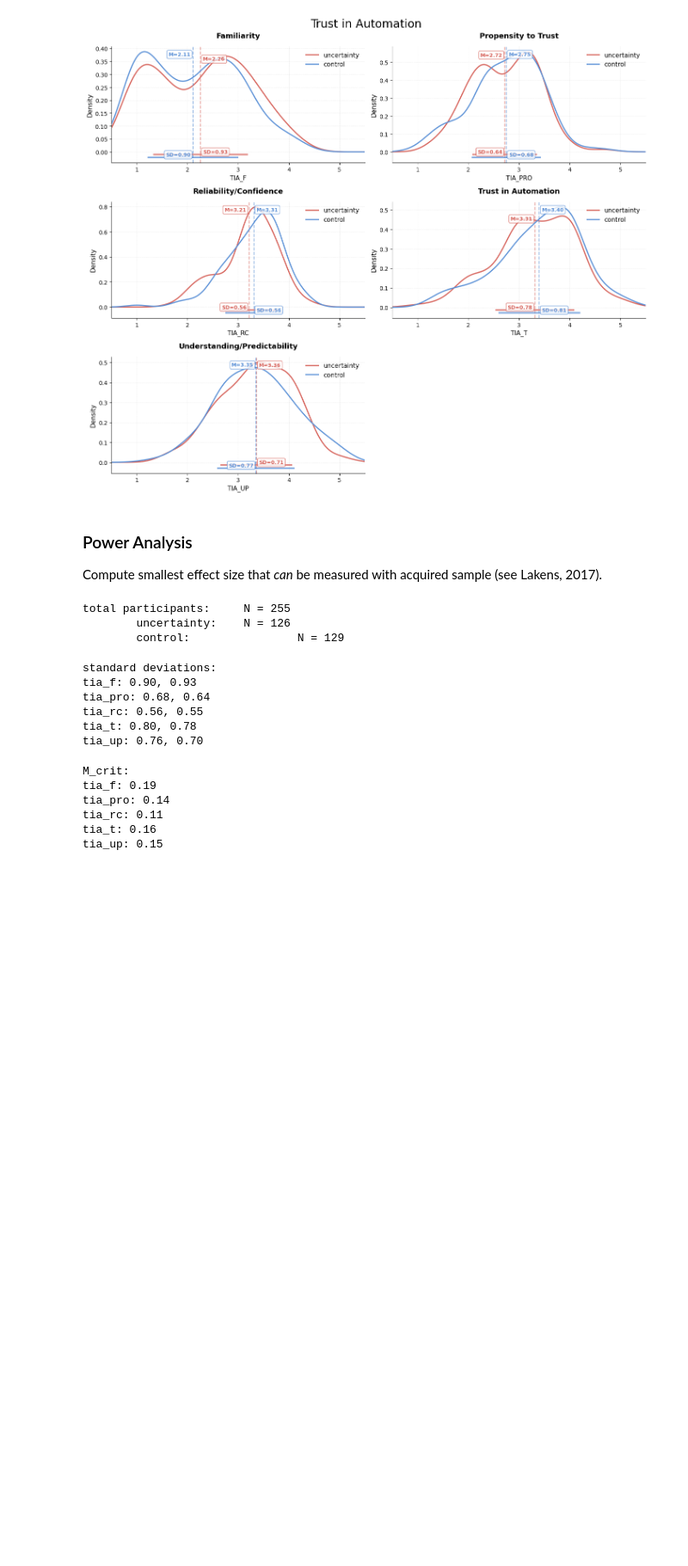
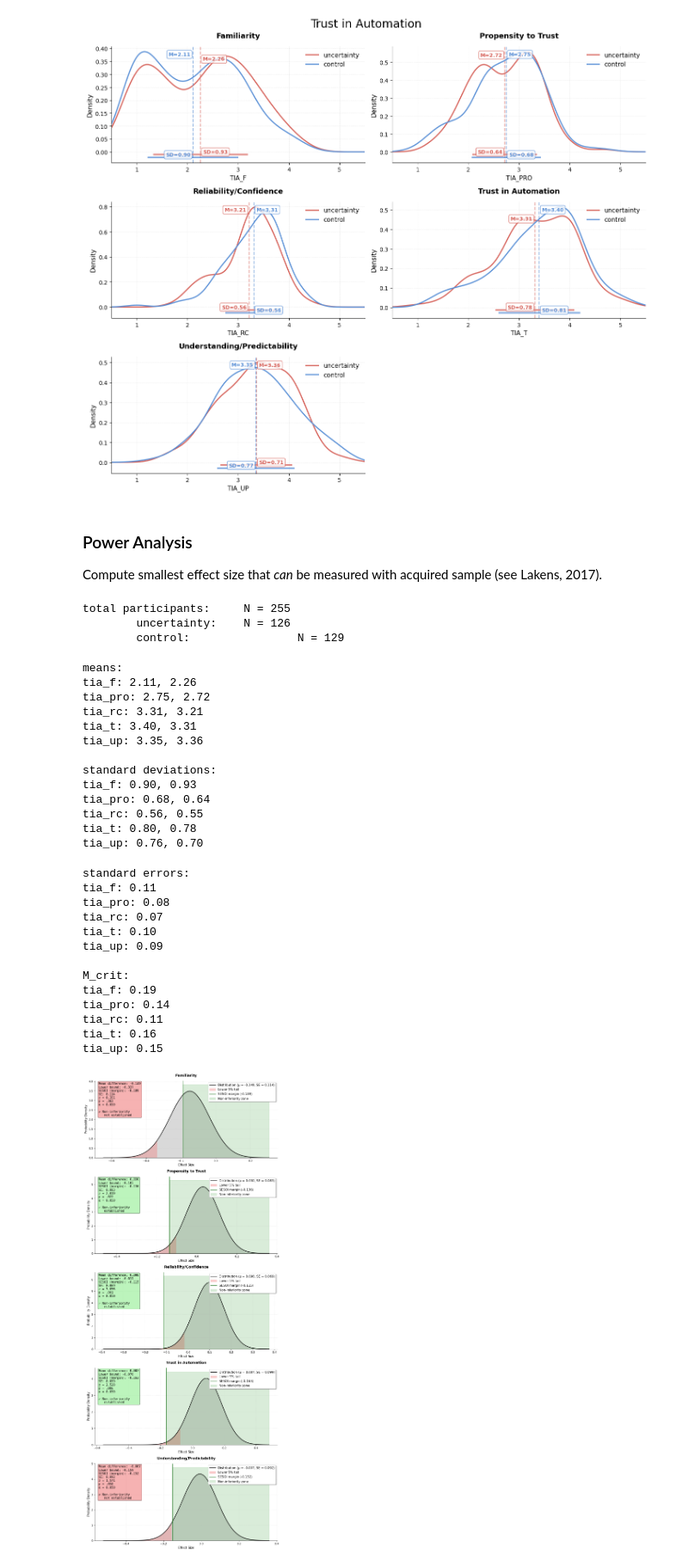
Before and after one commit to TimWiesner99/thesis-analysis, a Jupyter notebook: analysis/main_effects.ipynb, the cells around one changed output. Shown at 86% size. Saved outputs shown, nothing was run; the diff lists cells and outputs as text; code cells hidden in the pictures; blank space fills up the shorter version.

Commit message:
added visualizations for non-inferiority tests; still needs to be improved, though

```diff
--- a/analysis/main_effects.ipynb
+++ b/analysis/main_effects.ipynb
@@ -66,15 +68,28 @@ total participants:     N = 255
         control:                N = 129
 # %%
 # mean and standard deviation per scale
+means = {}
 stds = {}
 
 for scale in tia_scales:
+    means[scale] = [0, 0]
+    means[scale][0] = np.mean(data[scale][data['stimulus_group'] == 0])
+    means[scale][1] = np.mean(data[scale][data['stimulus_group'] == 1])
+
     stds[scale] = [0, 0]
     stds[scale][0] = np.std(data[scale][data['stimulus_group'] == 0])
     stds[scale][1] = np.std(data[scale][data['stimulus_group'] == 1])
 
+print(f'means:\n{format_dict(means)}')
 print(f'standard deviations:\n{format_dict(stds)}')
 # %% [output]
+means:
+tia_f: 2.11, 2.26
+tia_pro: 2.75, 2.72
+tia_rc: 3.31, 3.21
+tia_t: 3.40, 3.31
+tia_up: 3.35, 3.36
+
 standard deviations:
 tia_f: 0.90, 0.93
 tia_pro: 0.68, 0.64
@@ -82,20 +97,20 @@ tia_rc: 0.56, 0.55
 tia_t: 0.80, 0.78
 tia_up: 0.76, 0.70
 # %%
-# power analysis
+# minimally detectable effect size (power analysis)
 from scipy import stats
 
 alpha = 0.05
 
-# Compute critical t-values and M_crit for each scale
-# Using
-M_crits = {}
-t_crits = {}
-dfs = {}
+M_crits = {} # minimally detectable effect size
+se = {}  # standard error
 
 for scale in tia_scales:
     s1, s2 = stds[scale][0], stds[scale][1]
     n1, n2 = N[0], N[1]
+
+    # standard error
+    se[scale] = np.sqrt((s1**2 / n1) + (s2**2 / n2))
 
     # degrees of freedom (using Welch-Satterthwaite approximation for unequal variances)
     numerator = (s1**2/n1 + s2**2/n2)**2
@@ -108,11 +123,37 @@ for scale in tia_scales:
     # Calculate critical mean difference
     M_crits[scale] = t_crit * np.sqrt((s1**2 / n1) + (s2**2 / n2))
 
+print(f'standard errors:\n{format_dict(se)}')
 print(f'M_crit:\n{format_dict(M_crits)}')
 # %% [output]
+standard errors:
+tia_f: 0.11
+tia_pro: 0.08
+tia_rc: 0.07
+tia_t: 0.10
+tia_up: 0.09
+
 M_crit:
 tia_f: 0.19
 tia_pro: 0.14
 tia_rc: 0.11
 tia_t: 0.16
 tia_up: 0.15
+# %%
+# plot
+fig, axs = create_figure_grid(len(tia_scales), ncols=1, figsize=(10,24))
+
+for i, scale in enumerate(tia_scales):
+    mean_diff = means[scale][0] - means[scale][1]
+    plot_noninferiority_test(mean_diff=mean_diff,
+                             sesoi=M_crits[scale],
+                             se=se[scale],
+                             alpha=0.05,
+                             title=f'{scale_titles.get(scale)[6:]}',
+                             ax=axs[i])
+
+
+plt.tight_layout()
+plt.show()
+# %% [output]
+[figure, added]
```
Also changed, not shown: parts of 1 cell of this notebook, 4 other files.
